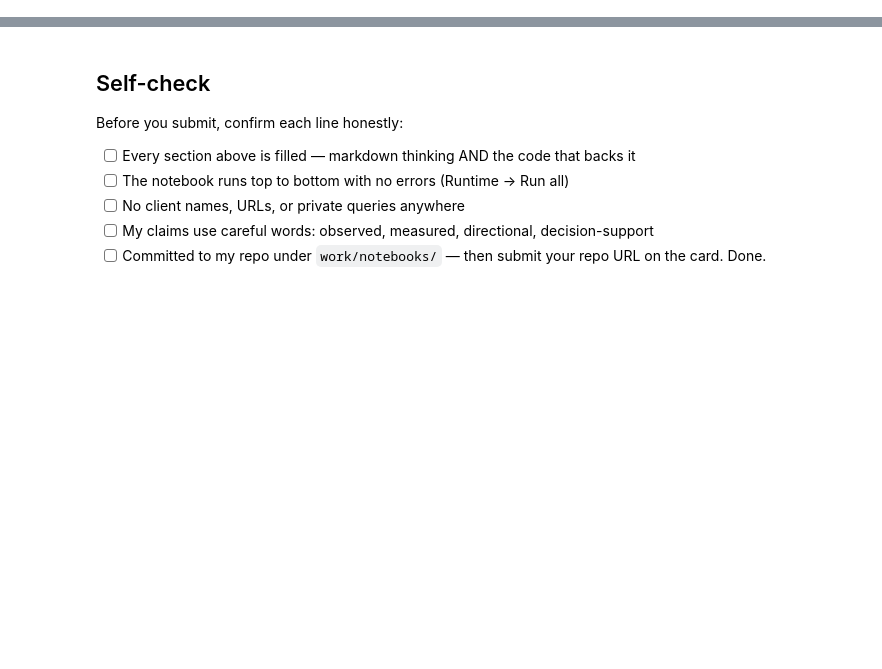
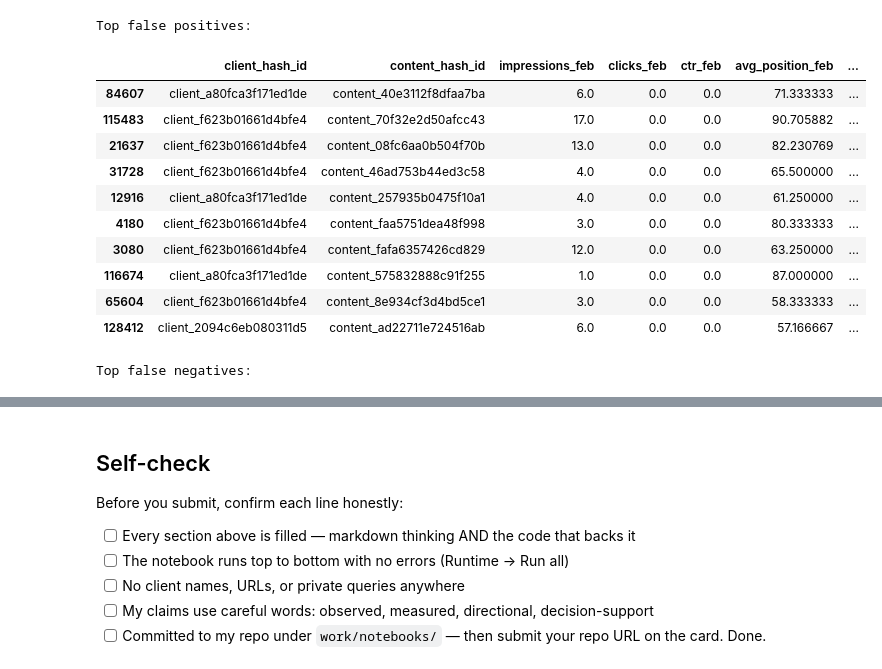
Before and after one commit to minamalak123/FlyRankIntern, a Jupyter notebook: work/notebooks/w05_model.ipynb, the cells around one changed output, grey strips where cells are left out. Cells and saved outputs as stored; diff of their text form; code cells hidden in the pictures; blank space fills up the shorter version.

Commit message:
Complete Week 5 modeling

```diff
--- a/work/notebooks/w05_model.ipynb
+++ b/work/notebooks/w05_model.ipynb
@@ -36,0 +368,18 @@ This skeleton is yours to fill. Work the sections **in order** — each one has
+# %%
+from sklearn.impute import SimpleImputer
+
+imputer = SimpleImputer(strategy="median")
+
+X_train_imp = pd.DataFrame(
+    imputer.fit_transform(X_train),
+    columns=feature_cols,
+    index=X_train.index
+)
+
+X_test_imp = pd.DataFrame(
+    imputer.transform(X_test),
+    columns=feature_cols,
+    index=X_test.index
+)
+
+print("Missing-value treatment complete.")
@@ -36,0 +561,61 @@ This skeleton is yours to fill. Work the sections **in order** — each one has
+# %%
+
+
+best_model_name = "Random Forest"
+best_model = models[best_model_name]
+best_scores = model_scores[best_model_name]
+
+error_df = model_frame.loc[
+    X_test.index,
+    [
+        "client_hash_id",
+        "content_hash_id",
+        "impressions_feb",
+        "clicks_feb",
+        "ctr_feb",
+        "avg_position_feb",
+        "engagement_rate_feb",
+        "went_dark"
+    ]
+].copy()
+
+error_df["predicted_score"] = best_scores
+
+# Highest-scored false positives:
+# predicted high risk, but did not go dark
+false_positives = error_df[
+    error_df["went_dark"] == 0
+].sort_values(
+    "predicted_score",
+    ascending=False
+).head(10)
+
+# Lowest-scored false negatives:
+# actually went dark, but received a relatively low risk score
+false_negatives = error_df[
+    error_df["went_dark"] == 1
+].sort_values(
+    "predicted_score",
+    ascending=True
+).head(10
+)
+
+print("Top false positives:")
+display(false_positives)
+
+print("\nTop false negatives:")
+display(false_negatives)
+# %% [output]
+Top false positives:
+|  | client_hash_id | content_hash_id | impressions_feb | clicks_feb | ctr_feb | avg_position_feb | ... |
+| 84607 | client_a80fca3f171ed1de | content_40e3112f8dfaa7ba | 6.0 | 0.0 | 0.0 | 71.333333 | ... |
+| 115483 | client_f623b01661d4bfe4 | content_70f32e2d50afcc43 | 17.0 | 0.0 | 0.0 | 90.705882 | ... |
+| 21637 | client_f623b01661d4bfe4 | content_08fc6aa0b504f70b | 13.0 | 0.0 | 0.0 | 82.230769 | ... |
+| 31728 | client_f623b01661d4bfe4 | content_46ad753b44ed3c58 | 4.0 | 0.0 | 0.0 | 65.500000 | ... |
+| 12916 | client_a80fca3f171ed1de | content_257935b0475f10a1 | 4.0 | 0.0 | 0.0 | 61.250000 | ... |
+| 4180 | client_f623b01661d4bfe4 | content_faa5751dea48f998 | 3.0 | 0.0 | 0.0 | 80.333333 | ... |
+| 3080 | client_f623b01661d4bfe4 | content_fafa6357426cd829 | 12.0 | 0.0 | 0.0 | 63.250000 | ... |
+| 116674 | client_a80fca3f171ed1de | content_575832888c91f255 | 1.0 | 0.0 | 0.0 | 87.000000 | ... |
+| 65604 | client_f623b01661d4bfe4 | content_8e934cf3d4bd5ce1 | 3.0 | 0.0 | 0.0 | 58.333333 | ... |
+| 128412 | client_2094c6eb080311d5 | content_ad22711e724516ab | 6.0 | 0.0 | 0.0 | 57.166667 | ... |
+Top false negatives:
```
Also changed, not shown: parts of 34 cells of this notebook.
